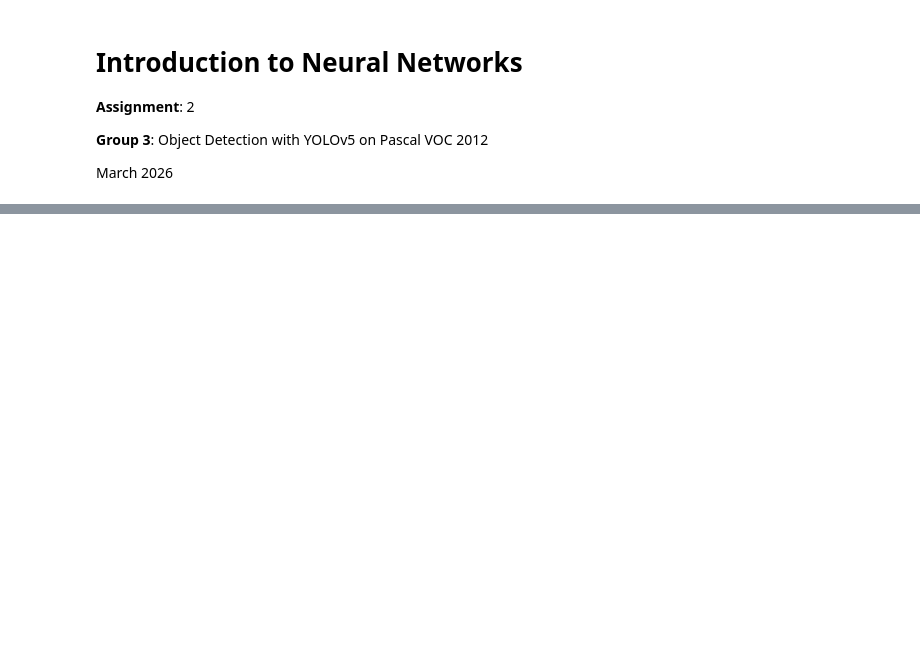
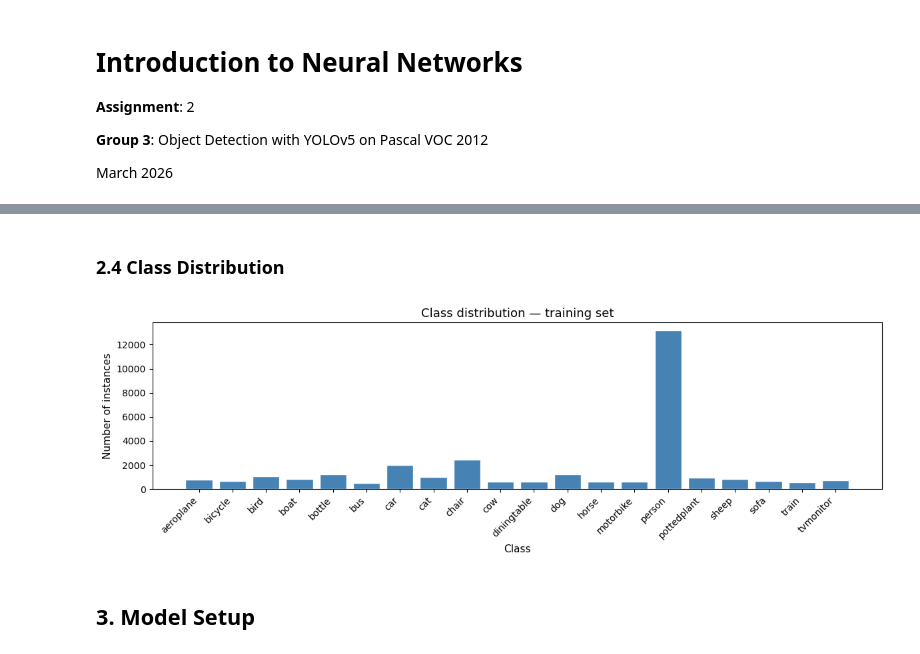
Before and after one commit to comsavvy/Neural-Network-Group3-Project, a Jupyter notebook: group3-project-assignment.ipynb, the cells around one changed output, grey strips where cells are left out. Cells and saved outputs as stored; diff of their text form; code cells hidden in the pictures; blank space fills up the shorter version.

```diff
--- a/group3-project-assignment.ipynb
+++ b/group3-project-assignment.ipynb
@@ -51,6 +58,21 @@ class YOLODataset(Dataset):
 # %%
-# Example: Initialize DataLoader
+def collate_fn(batch):
+    images, targets = zip(*batch)
+    return torch.stack(images, 0), list(targets)
 
-train_dataset = YOLODataset(img_dir="Pascal VOC 2012.v1/train/images", label_dir="Pascal VOC 2012.v1/train/labels", transforms=ToTensor())
+train_dataset = YOLODataset(
+    img_dir="Pascal VOC 2012.v1/train/images",
+    label_dir="Pascal VOC 2012.v1/train/labels",
+    transforms=ToTensor()
+)
+val_dataset = YOLODataset(
+    img_dir="Pascal VOC 2012.v1/valid/images",
+    label_dir="Pascal VOC 2012.v1/valid/labels",
+    transforms=ToTensor()
+)
 
-train_loader = DataLoader(train_dataset, batch_size=8, shuffle=True)
+train_loader = DataLoader(train_dataset, batch_size=8, shuffle=True, collate_fn=collate_fn)
+val_loader = DataLoader(val_dataset, batch_size=8, shuffle=False, collate_fn=collate_fn)
+
+print(f"Training samples  : {len(train_dataset)}")
+print(f"Validation samples: {len(val_dataset)}")
@@ -67,0 +116,25 @@ tensor([[3.0000, 0.5700, 0.0960, 0.1160, 0.0480],
+# %% [markdown]
+### 2.4 Class Distribution
+# %%
+from collections import Counter
+
+class_counts = Counter()
+for _, boxes in train_dataset:
+    for box in boxes:
+        class_counts[int(box[0].item())] += 1
+
+labels = [VOC_CLASSES[i] for i in range(20)]
+counts = [class_counts.get(i, 0) for i in range(20)]
+
+fig, ax = plt.subplots(figsize=(12, 4))
+ax.bar(labels, counts, color='steelblue', edgecolor='white')
+ax.set_xlabel("Class", fontsize=11)
+ax.set_ylabel("Number of instances", fontsize=11)
+ax.set_title("Class distribution — training set", fontsize=13)
+plt.xticks(rotation=45, ha='right')
+plt.tight_layout()
+plt.show()
+# %% [output]
+[figure, added]
+# %% [markdown]
+## 3. Model Setup
```
Also changed, not shown: parts of 15 cells of this notebook, 1 other file.
